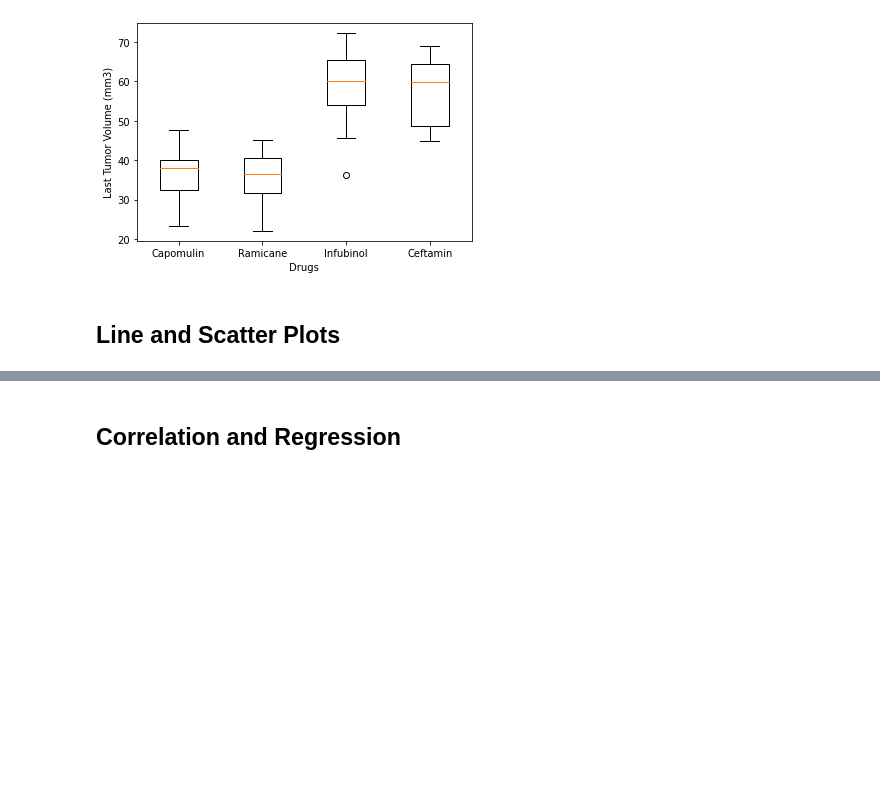
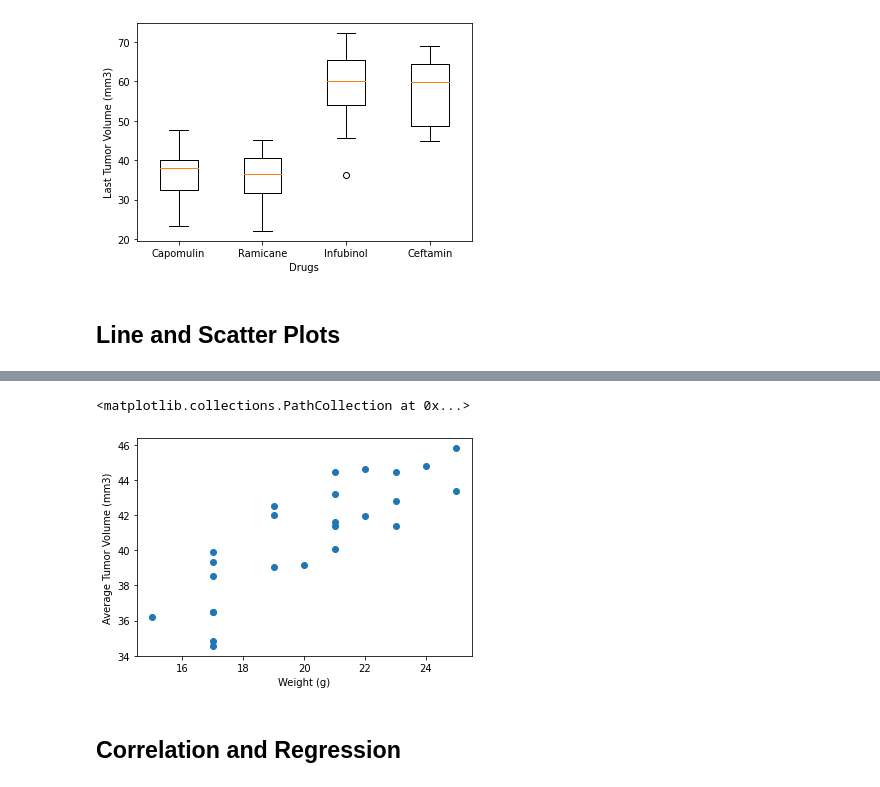
Before and after one commit to Lanpham0110/MathplotLib_challenge, a Jupyter notebook: Pymaceuticals/pymaceuticals_starter.ipynb, the cells around one changed output, grey strips where cells are left out. Cells and saved outputs as stored; diff of their text form; code cells hidden in the pictures; blank space fills up the shorter version.

Commit message:
Matplotlib upload

```diff
--- a/Pymaceuticals/pymaceuticals_starter.ipynb
+++ b/Pymaceuticals/pymaceuticals_starter.ipynb
@@ -293,5 +307,14 @@ groupby.mean()
 # %%
 # Generate a scatter plot of average tumor volume vs. mouse weight for the Capomulin regimen
+Avg_tumor=Capomulin_list.groupby(Capomulin_list["Mouse ID"]).mean()["Tumor Volume (mm3)"]
+Weight=Capomulin_list.groupby(Capomulin_list["Mouse ID"]).mean()["Weight (g)"]
+
+plt.xlabel("Weight (g)")
+plt.ylabel("Average Tumor Volume (mm3)")
+plt.scatter(Weight, Avg_tumor, marker="o")
+# %% [output]
+<matplotlib.collections.PathCollection at 0x...>
+[figure, added]
 # %% [markdown]
 ## Correlation and Regression
 # %%
```
Also changed, not shown: parts of 2 cells of this notebook.
